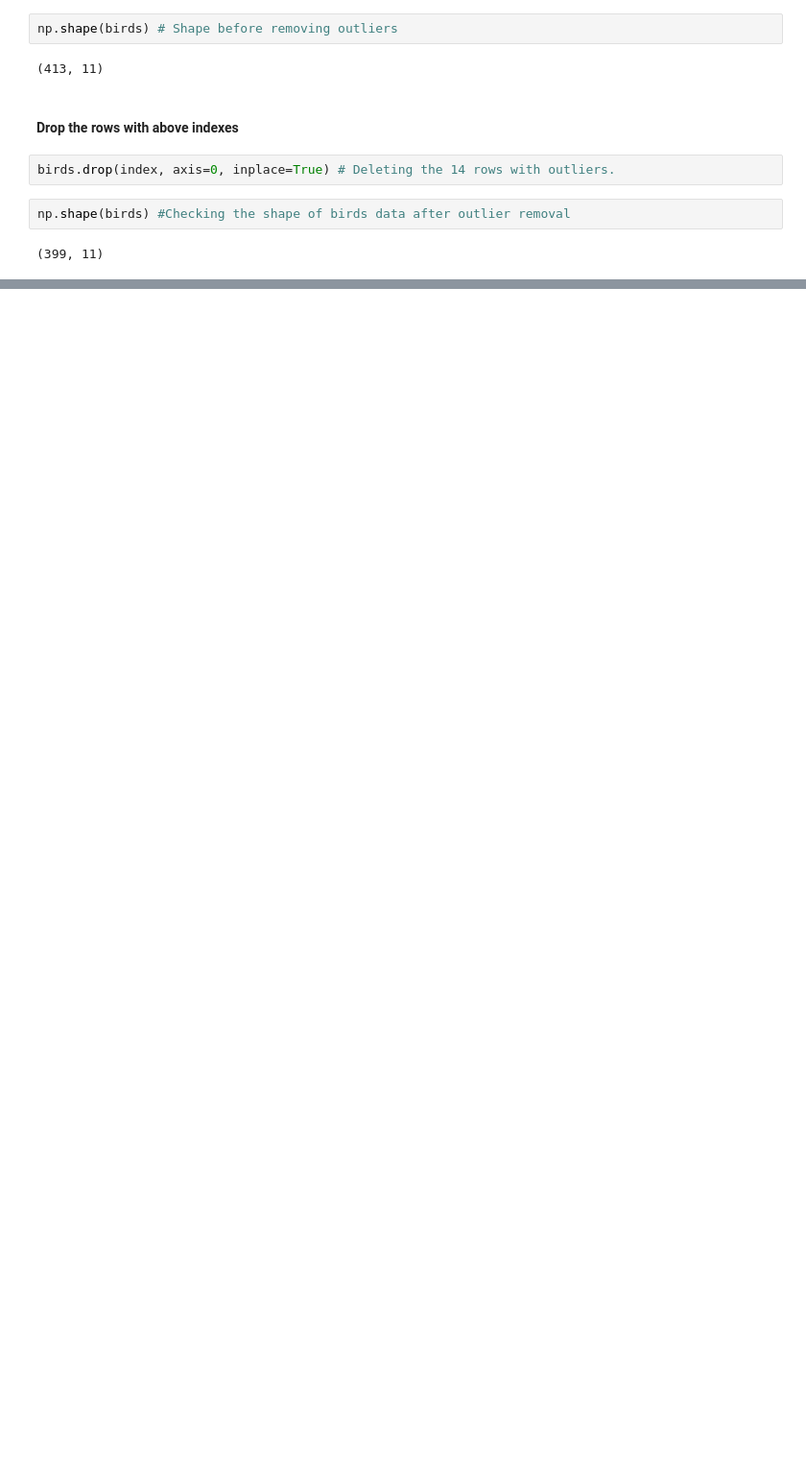
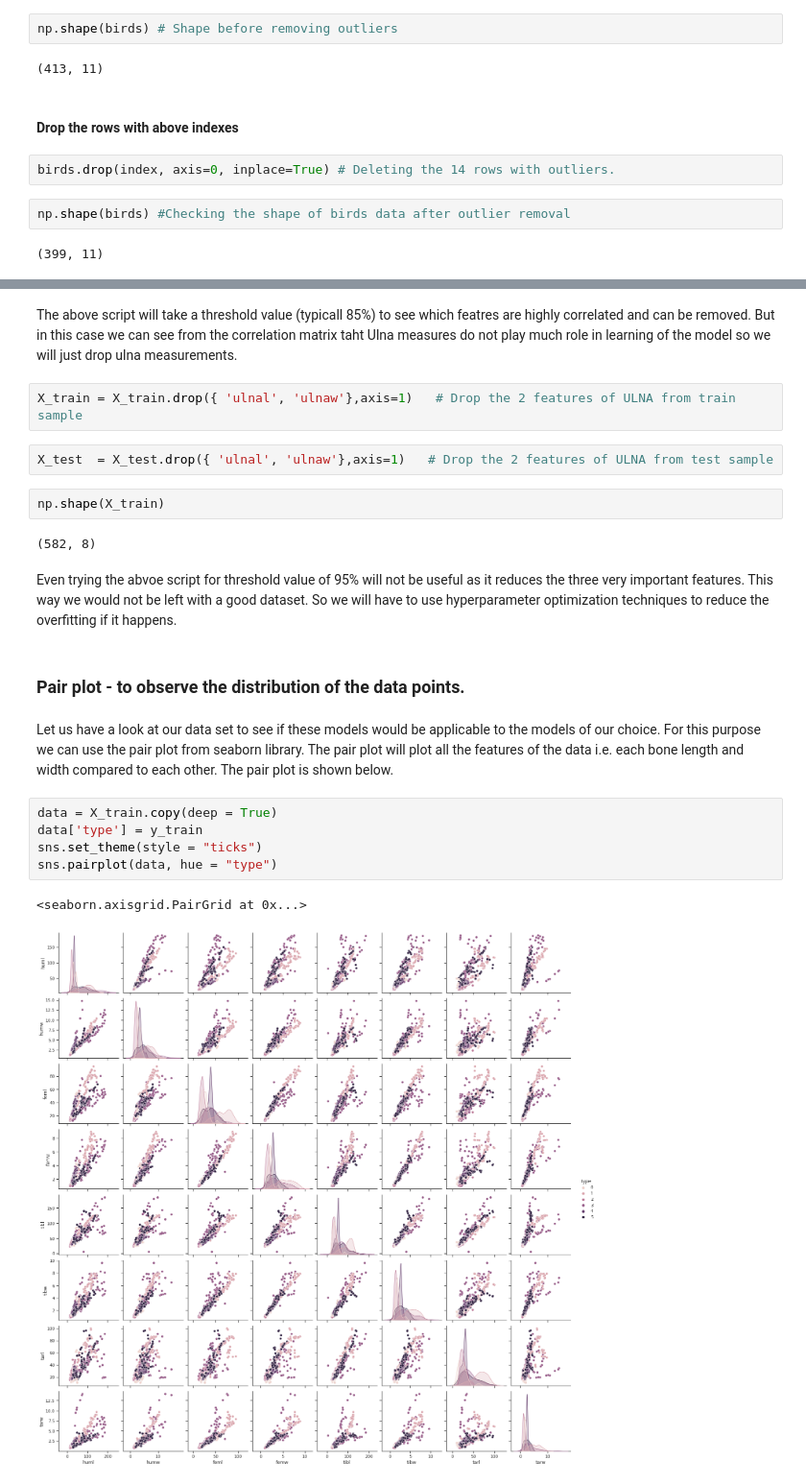
Before and after one commit to AbdullahTabassam/Bird-Skeletal-Analysis-and-Species-Classifier, a Jupyter notebook: 1 - EDA.ipynb, the cells around one changed output, grey strips where cells are left out. Shown at 96% size. Cells and saved outputs as stored; diff of their text form; blank space fills up the shorter version.

```diff
--- a/1 - EDA.ipynb
+++ b/1 - EDA.ipynb
@@ -321,0 +394,25 @@ np.shape(birds) #Checking the shape of birds data after outlier removal
+# %% [markdown]
+The above script will take a threshold value (typicall 85%) to see which featres are highly correlated and can be removed. But in this case we can see from the correlation matrix taht Ulna measures do not play much role in learning of the model so we will just drop ulna measurements.
+# %%
+X_train = X_train.drop({ 'ulnal', 'ulnaw'},axis=1)   # Drop the 2 features of ULNA from train sample
+# %%
+X_test  = X_test.drop({ 'ulnal', 'ulnaw'},axis=1)   # Drop the 2 features of ULNA from test sample
+# %%
+np.shape(X_train)
+# %% [output]
+(582, 8)
+# %% [markdown]
+Even trying the abvoe script for threshold value of 95% will not be useful as it reduces the three very important features. This way we would not be left with a good dataset. So we will have to use hyperparameter optimization techniques to reduce the overfitting if it happens.
+# %% [markdown]
+### Pair plot - to observe the distribution of the data points.
+# %% [markdown]
+Let us have a look at our data set to see if these models would be applicable to the models of our choice. For this
+purpose we can use the pair plot from seaborn library. The pair plot will plot all the features of the data i.e. each bone length and width compared to each other. The pair plot is shown below.
+# %%
+data = X_train.copy(deep = True)
+data['type'] = y_train
+sns.set_theme(style = "ticks")
+sns.pairplot(data, hue = "type")
+# %% [output]
+<seaborn.axisgrid.PairGrid at 0x...>
+[figure, added]
```
Also changed, not shown: parts of 19 cells of this notebook.
